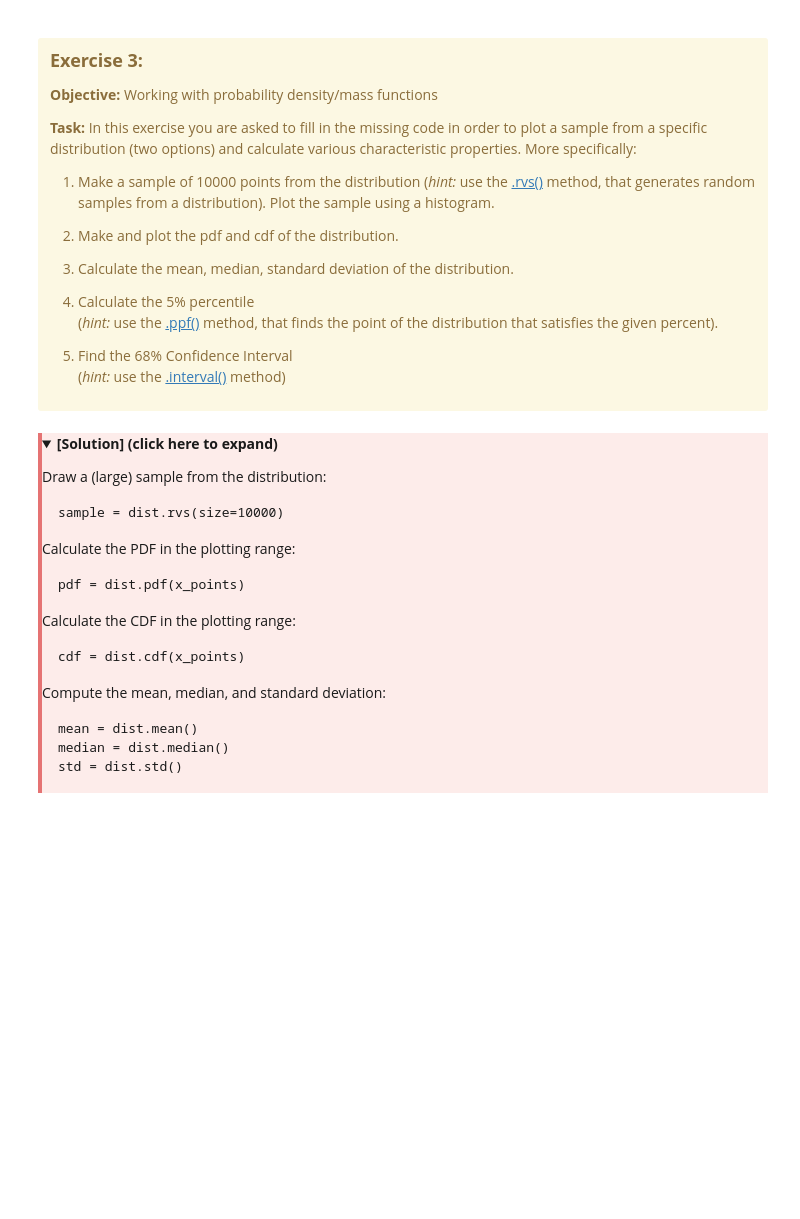
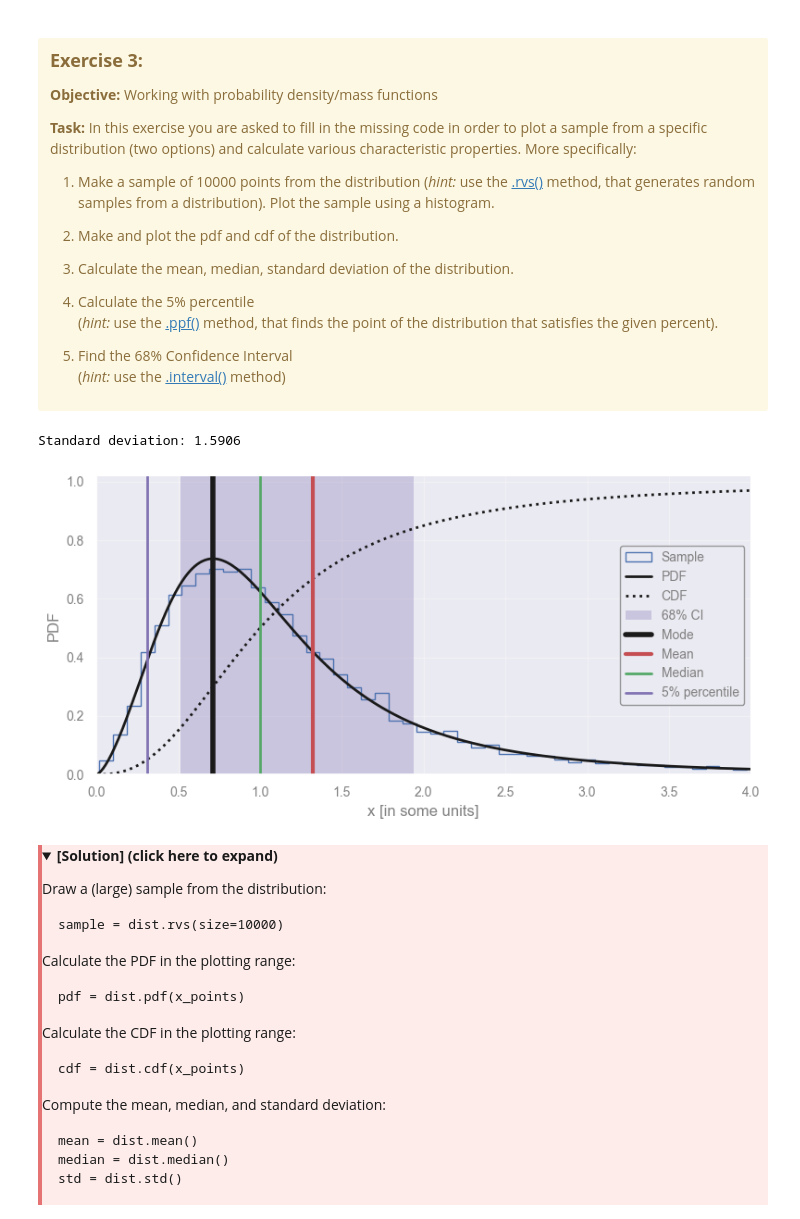
Before and after one commit to AstroStat-Academy/astrostat-school-7, a Jupyter notebook: Intro/Intro.ipynb, the cells around one changed output. Drawn from its saved outputs; the diff is of its cells as text; code cells hidden in the pictures; folded sections open; blank space fills up the shorter version.

```diff
--- a/Intro/Intro.ipynb
+++ b/Intro/Intro.ipynb
@@ -508,6 +557,58 @@ plt.ylabel('PDF')
 plt.xlim(0.0, 4.0)
 plt.ylim(ymin=0.0)
 plt.show()
+# %%
+# the plotting range (your random variable, in some units)
+x_points = np.linspace(0.0, 4.0, 300)
+
+# the Fisk (or log-logistic) distribution to use
+# check https://docs.scipy.org/doc/scipy/reference/generated/scipy.stats.fisk.html
+dist = st.fisk(2.5)
+
+sample = dist.rvs(size=10000)
+
+# calculate the PDF in the plotting range
+pdf = dist.pdf(x_points)
+
+# calculate the CDF in the plotting range
+cdf = dist.cdf(x_points)
+
+# compute the mean, median, and standard deviation
+mean = dist.mean()
+median = dist.median()
+std = dist.std()
+
+# find the 5% percentile, and the 68% confidence interval
+p05 = dist.ppf(0.05)
+lo68, hi68 = dist.interval(0.68)
+
+# search for the maximum of the distribution (mode)
+mode = minimize(lambda x: -dist.pdf(x), x0=median).x
+
+
+# report what we found
+
+print(f"Standard deviation: {std:.4f}")
+
+plt.figure()
+plt.hist(sample, bins="fd", density=True,
+         histtype="step", color="b", lw=1, label="Sample")
+plt.plot(x_points, pdf, "k-", lw=2, label="PDF")
+plt.plot(x_points, cdf, "k:", lw=2, label="CDF")
+plt.axvspan(lo68, hi68, color="m", alpha=0.3, ec="none", label="68% CI")
+plt.axvline(mode, color="k", ls="-", lw=4, label="Mode")
+plt.axvline(mean, color="r", ls="-", lw=3, label="Mean")
+plt.axvline(median, color="g", lw=2, label="Median")
+plt.axvline(p05, color="m", label="5% percentile")
+plt.legend(loc="center right")
+plt.xlabel('x [in some units]')
+plt.ylabel('PDF')
+plt.xlim(0.0, 4.0)
+plt.ylim(ymin=0.0)
+plt.show()
+# %% [output]
+Standard deviation: 1.5906
+[figure, added]
 # %% [markdown]
 <div style="border-left: 4px solid #e57373; padding-left: 1em; padding-top: 1em; padding-bottom: 1em; margin: 1em 0; background: #fdecea; color: #1a1a1a;">
 <details>
```
Also changed, not shown: parts of 14 cells of this notebook, 3 other files.
